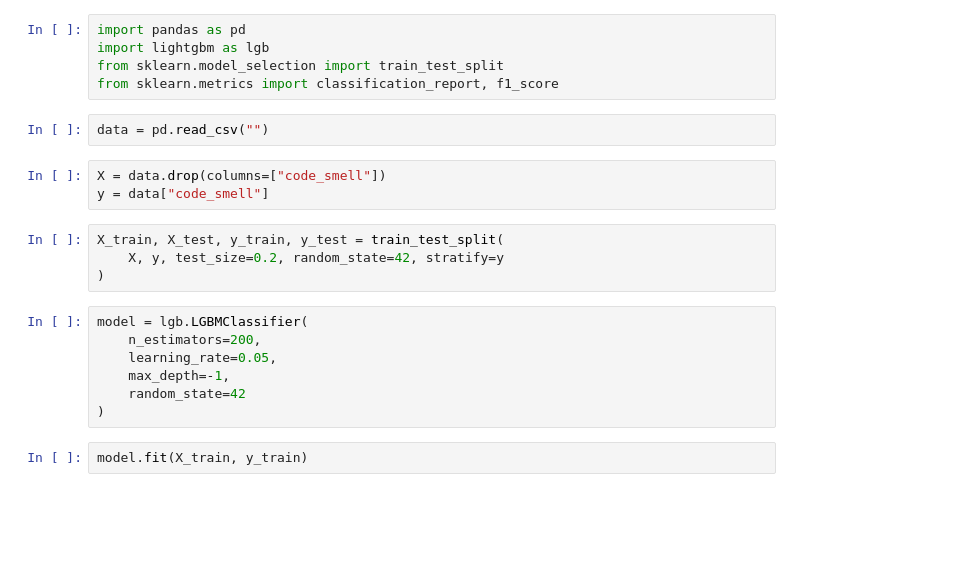
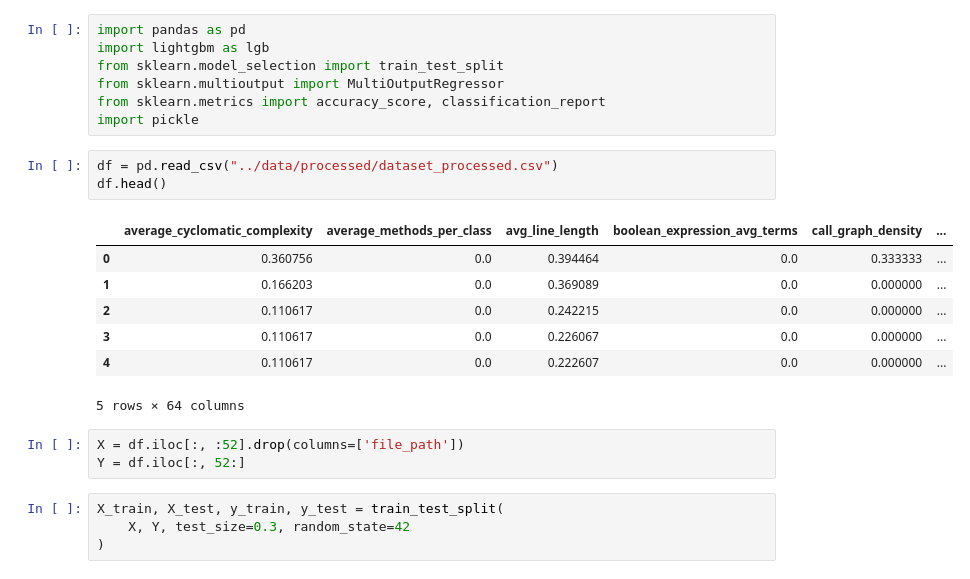
Before and after one commit to Darth-218/code-quality-assessment, a Jupyter notebook: notebooks/LightGBM.ipynb, the cells around one changed output. Drawn from its saved outputs; the diff is of its cells as text; blank space fills up the shorter version.

Commit message:
train model LightGBM

```diff
--- a/notebooks/LightGBM.ipynb
+++ b/notebooks/LightGBM.ipynb
@@ -8,22 +11,24 @@ Requirement already satisfied: scipy in /usr/local/lib/python3.12/dist-packages
 import pandas as pd
 import lightgbm as lgb
 from sklearn.model_selection import train_test_split
-from sklearn.metrics import classification_report, f1_score
+from sklearn.multioutput import MultiOutputRegressor
+from sklearn.metrics import accuracy_score, classification_report
+import pickle
-# %%
-data = pd.read_csv("")
-# %%
-X = data.drop(columns=["code_smell"])
-y = data["code_smell"]
+# %%
+df = pd.read_csv("../data/processed/dataset_processed.csv")
+df.head()
+# %% [output]
+|  | average_cyclomatic_complexity | average_methods_per_class | avg_line_length | boolean_expression_avg_terms | call_graph_density | ... |
+| 0 | 0.360756 | 0.0 | 0.394464 | 0.0 | 0.333333 | ... |
+| 1 | 0.166203 | 0.0 | 0.369089 | 0.0 | 0.000000 | ... |
+| 2 | 0.110617 | 0.0 | 0.242215 | 0.0 | 0.000000 | ... |
+| 3 | 0.110617 | 0.0 | 0.226067 | 0.0 | 0.000000 | ... |
+| 4 | 0.110617 | 0.0 | 0.222607 | 0.0 | 0.000000 | ... |
+5 rows × 64 columns
+# %%
+X = df.iloc[:, :52].drop(columns=['file_path'])
+Y = df.iloc[:, 52:]
 # %%
 X_train, X_test, y_train, y_test = train_test_split(
-    X, y, test_size=0.2, random_state=42, stratify=y
+    X, Y, test_size=0.3, random_state=42
 )
-# %%
-model = lgb.LGBMClassifier(
-    n_estimators=200,
-    learning_rate=0.05,
-    max_depth=-1,
-    random_state=42
-)
-# %%
-model.fit(X_train, y_train)
```
Also changed, not shown: parts of 7 cells of this notebook.
